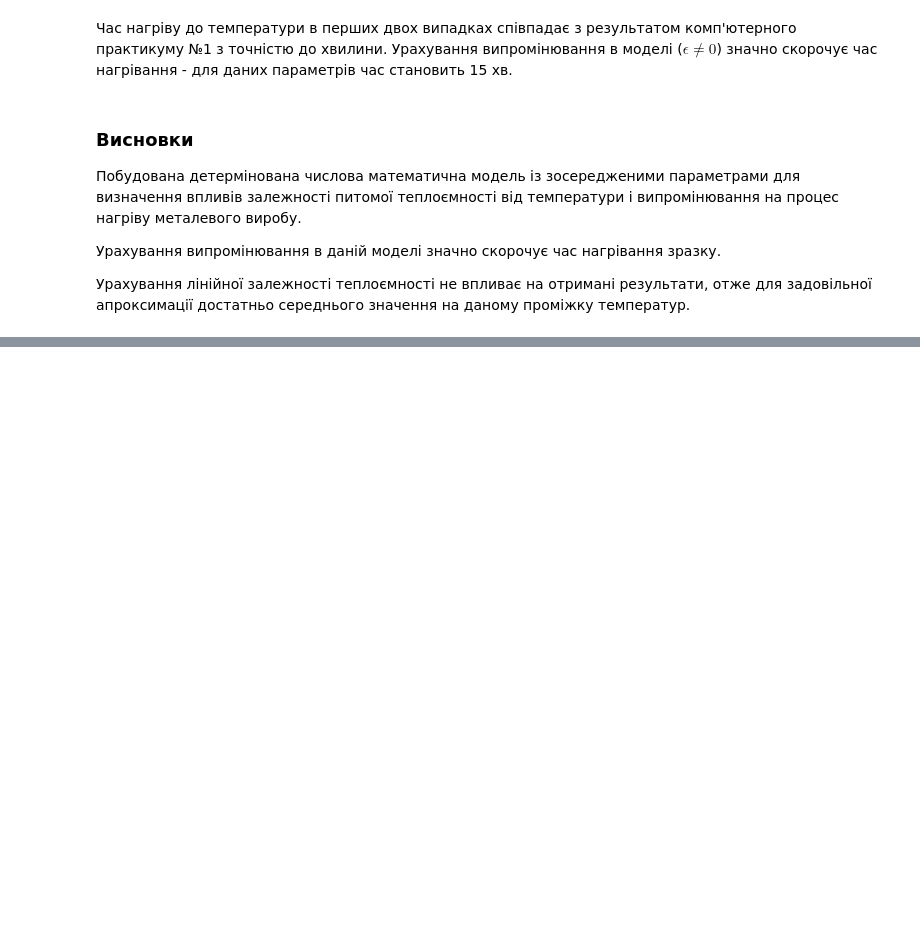
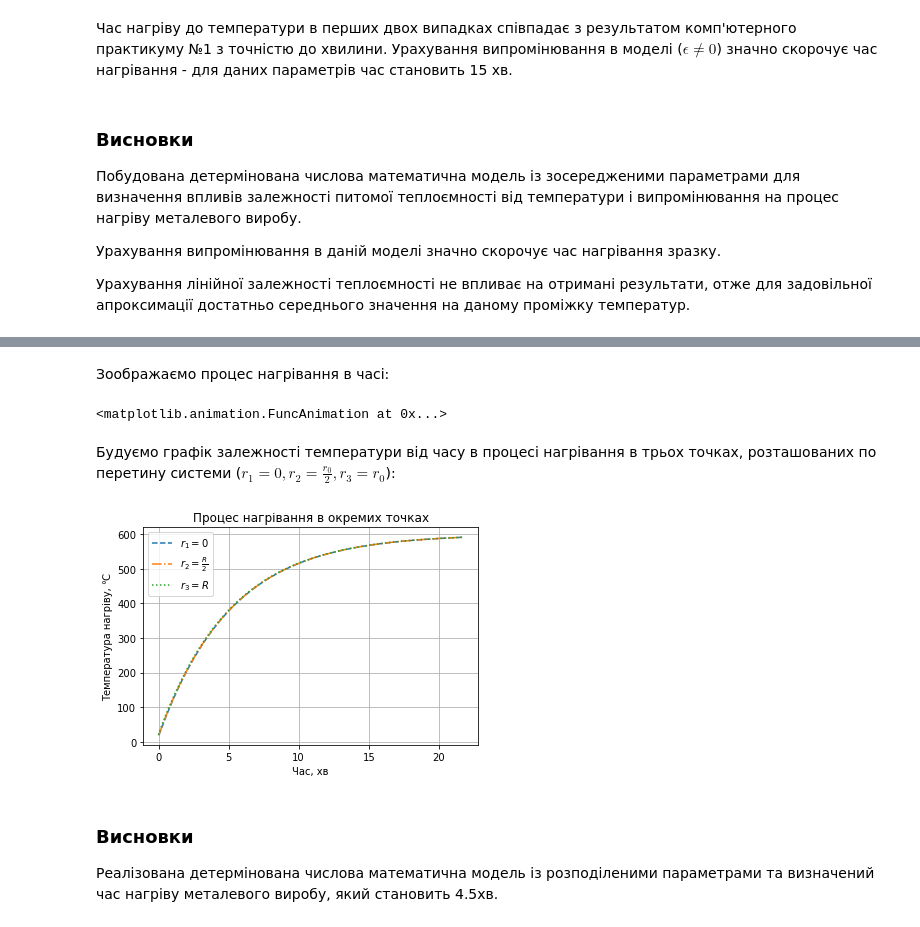
Before and after one commit to IvanKozak/lab-mathmod, a Jupyter notebook: labs_math_modeling.ipynb, the cells around one changed output, grey strips where cells are left out. Saved outputs shown, nothing was run; the diff lists cells and outputs as text; code cells hidden in the pictures; blank space fills up the shorter version.

```diff
--- a/labs_math_modeling.ipynb
+++ b/labs_math_modeling.ipynb
@@ -199,0 +216,4 @@ plt.grid()
+# %%
+lambda_line = np.poly1d(np.polyfit([300, 800], thermal_conductivity, 1))
+lambd = lambda_line(np.mean([T_specimen, T_furnace]))
+lambd
@@ -199,0 +243,22 @@ plt.grid()
+# %%
+def explicit_scheme(T, tau, R=R, T_f=T_furnace, T_last=T_last, alpha=alpha,
+                    lambd=thermal_conductivity[1], rho=density, c=c):
+    N = len(T)
+    h = R / N
+    f = (lambd / (c * rho)) * tau / (h ** 2)
+    if f > 0.5:
+        raise Exception(f"Не виконується умова збіжності: f = {f}")
+
+    Tnew = np.copy(T)
+    i = np.arange(0, N)
+    time = 0
+    T_data = [np.copy(T)]
+    while Tnew[0] < T_last:
+        _k = alpha * h / lambd
+        Tnew[1:-1] = (f+f/i[1:-1]) * T[2:] + (1 - 2*f) * T[1:-1] + (f - f/i[1:-1]) * T[:-2]
+        Tnew[-1] = 2*f * T[-2] + (1 - 2*f * (1+_k)) * T[-1] + 2*f * _k * T_f
+        Tnew[0] = (1 - 2*f) * T[0] + 2*f * T[1]
+        T = np.copy(Tnew)
+        T_data.append(np.copy(Tnew))
+        time += tau
+    return np.array(T_data), time
@@ -199,0 +267,4 @@ plt.grid()
+# %%
+N = 20
+T_initial = np.full(N, T_specimen)
+T_data, time_heat = explicit_scheme(T_initial, 0.01)
@@ -199,0 +286,47 @@ plt.grid()
+# %% [markdown]
+Зоображаємо процес нагрівання в часі:
+# %%
+xR = np.linspace(0, R, N)
+
+fig, ax = plt.subplots()
+line, = ax.plot(xR, T_initial)
+ax.set_yticks(np.arange(0, 601, 50))
+
+plt.title("Процес нагрівання")
+plt.ylabel(u"Температура нагріву, ℃")
+plt.xlabel(u"Координата, м")
+plt.grid()
+
+def animate(i):
+    line.set_ydata(T_data[i]-273.0)  # update the data
+    return line,
+
+# Init only required for blitting to give a clean slate.
+def init():
+    line.set_ydata(np.ma.array(xR, mask=True))
+    return line,
+
+ani = animation.FuncAnimation(fig, animate, np.arange(0, len(T_data), 5000), init_func=init,
+                              interval=25, blit=True)
+plt.close()
+ani
+# %% [output]
+<matplotlib.animation.FuncAnimation at 0x...>
+# %% [markdown]
+Будуємо графік залежності температури від часу в процесі нагрівання в трьох точках, розташованих по перетину системи ($r_1 = 0, r_2 = \frac{r_0}{2}, r_3 = r_0$):
+# %%
+x_time = np.linspace(0, time_heat/60, len(T_data))
+it = iter(['--', '-.', ':'])
+for y, labl in zip(T_data.T[[0, 10, 19]]-273.0, ['$r_1=0$', r'$r_2=\frac{R}{2}$', '$r_3 = R$']):
+    plt.plot(x_time, y, next(it), label=labl)
+plt.legend()
+plt.title("Процес нагрівання в окремих точках")
+plt.ylabel(u"Температура нагріву, ℃")
+plt.xlabel(u"Час, хв")
+plt.grid()
+# %% [output]
+[figure, added]
+# %% [markdown]
+### Висновки
+
+Реалізована детермінована числова математична модель із розподіленими параметрами та визначений час нагріву металевого виробу, який становить 4.5хв.
```
Also changed, not shown: parts of 10 cells of this notebook.
